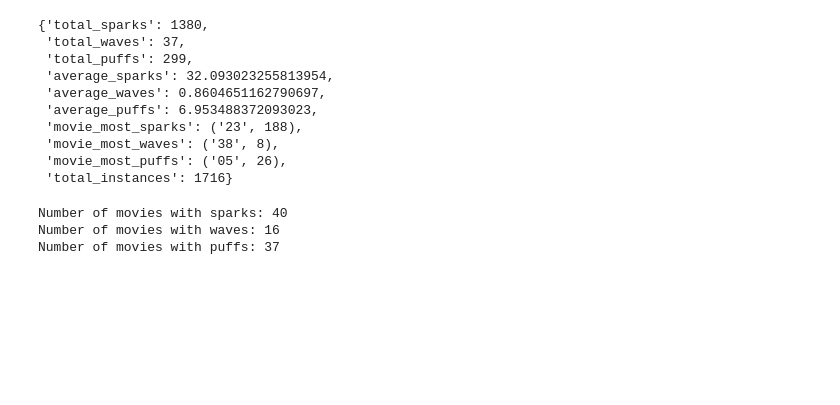
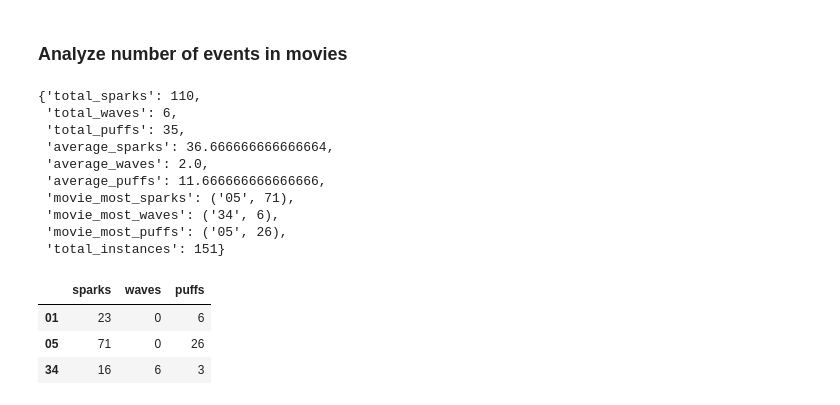
Before and after one commit to dottipr/sparks_project, a Jupyter notebook: notebooks_raw/ANALYSIS compute dataset stats.ipynb, the cells around one changed output. Drawn from its saved outputs; the diff is of its cells as text; code cells hidden in the pictures; blank space fills up the shorter version.

```diff
--- a/notebooks_raw/ANALYSIS compute dataset stats.ipynb
+++ b/notebooks_raw/ANALYSIS compute dataset stats.ipynb
@@ -107,3 +182,5 @@ dataset = init_dataset(
+# %% [markdown]
+### Analyze number of events in movies
 # %%
 instances = dataset.get_instances()
 labels = dataset.get_labels()
@@ -120,16 +197,16 @@ for movie_id, i, l in zip(sample_ids, instances.values(), labels.values()):
     n_instances_per_movie[movie_id] = n_instances_per_type
 # %%
 # Convert nested dictionary into a DataFrame for easier analysis
-df = pd.DataFrame.from_dict(n_instances_per_movie, orient="index")
+instances_df = pd.DataFrame.from_dict(n_instances_per_movie, orient="index")
 
 # Calculate total number of each event type across all movies
-total_events = df.sum()
+total_events = instances_df.sum()
 
 # Calculate average number of each event type per movie
-average_events = df.mean()
+average_events = instances_df.mean()
 
 # Find the movie with the maximum number of each event type
-max_events = df.idxmax()
+max_events = instances_df.idxmax()
 
 # Gather statistics in a dictionary for easier presentation
 stats = {
@@ -139,38 +216,37 @@ stats = {
     "average_sparks": average_events["sparks"],
     "average_waves": average_events["waves"],
     "average_puffs": average_events["puffs"],
-    "movie_most_sparks": (max_events["sparks"], df.loc[max_events["sparks"]]["sparks"]),
-    "movie_most_waves": (max_events["waves"], df.loc[max_events["waves"]]["waves"]),
-    "movie_most_puffs": (max_events["puffs"], df.loc[max_events["puffs"]]["puffs"]),
-    "total_instances": df.sum(axis=1).sum(),  # Total of all instances
+    "movie_most_sparks": (
+        max_events["sparks"],
+        instances_df.loc[max_events["sparks"]]["sparks"],
+    ),
+    "movie_most_waves": (
+        max_events["waves"],
+        instances_df.loc[max_events["waves"]]["waves"],
+    ),
+    "movie_most_puffs": (
+        max_events["puffs"],
+        instances_df.loc[max_events["puffs"]]["puffs"],
+    ),
+    "total_instances": instances_df.sum(axis=1).sum(),  # Total of all instances
 }
 
 stats
 # %% [output]
-{'total_sparks': 1380,
- 'total_waves': 37,
- 'total_puffs': 299,
- 'average_sparks': 32.093023255813954,
- 'average_waves': 0.8604651162790697,
- 'average_puffs': 6.953488372093023,
- 'movie_most_sparks': ('23', 188),
- 'movie_most_waves': ('38', 8),
+{'total_sparks': 110,
+ 'total_waves': 6,
+ 'total_puffs': 35,
+ 'average_sparks': 36.666666666666664,
+ 'average_waves': 2.0,
+ 'average_puffs': 11.666666666666666,
+ 'movie_most_sparks': ('05', 71),
+ 'movie_most_waves': ('34', 6),
  'movie_most_puffs': ('05', 26),
- 'total_instances': 1716}
+ 'total_instances': 151}
-# %%
-# Convert the boolean DataFrame to int (True to 1, False to 0)
-movies_with_events_int = df.map(lambda x: 1 if x > 0 else 0)
-
-# Now, sum each column to get the number of movies that contain each event type
-num_movies_with_sparks = movies_with_events_int["sparks"].sum()
-num_movies_with_waves = movies_with_events_int["waves"].sum()
-num_movies_with_puffs = movies_with_events_int["puffs"].sum()
-
-# Output the results
-print(f"Number of movies with sparks: {num_movies_with_sparks}")
-print(f"Number of movies with waves: {num_movies_with_waves}")
-print(f"Number of movies with puffs: {num_movies_with_puffs}")
-# %% [output]
-Number of movies with sparks: 40
-Number of movies with waves: 16
-Number of movies with puffs: 37
+# %%
+instances_df
+# %% [output]
+|  | sparks | waves | puffs |
+| 01 | 23 | 0 | 6 |
+| 05 | 71 | 0 | 26 |
+| 34 | 16 | 6 | 3 |
```
Also changed, not shown: parts of 19 cells of this notebook, 2 other files.
